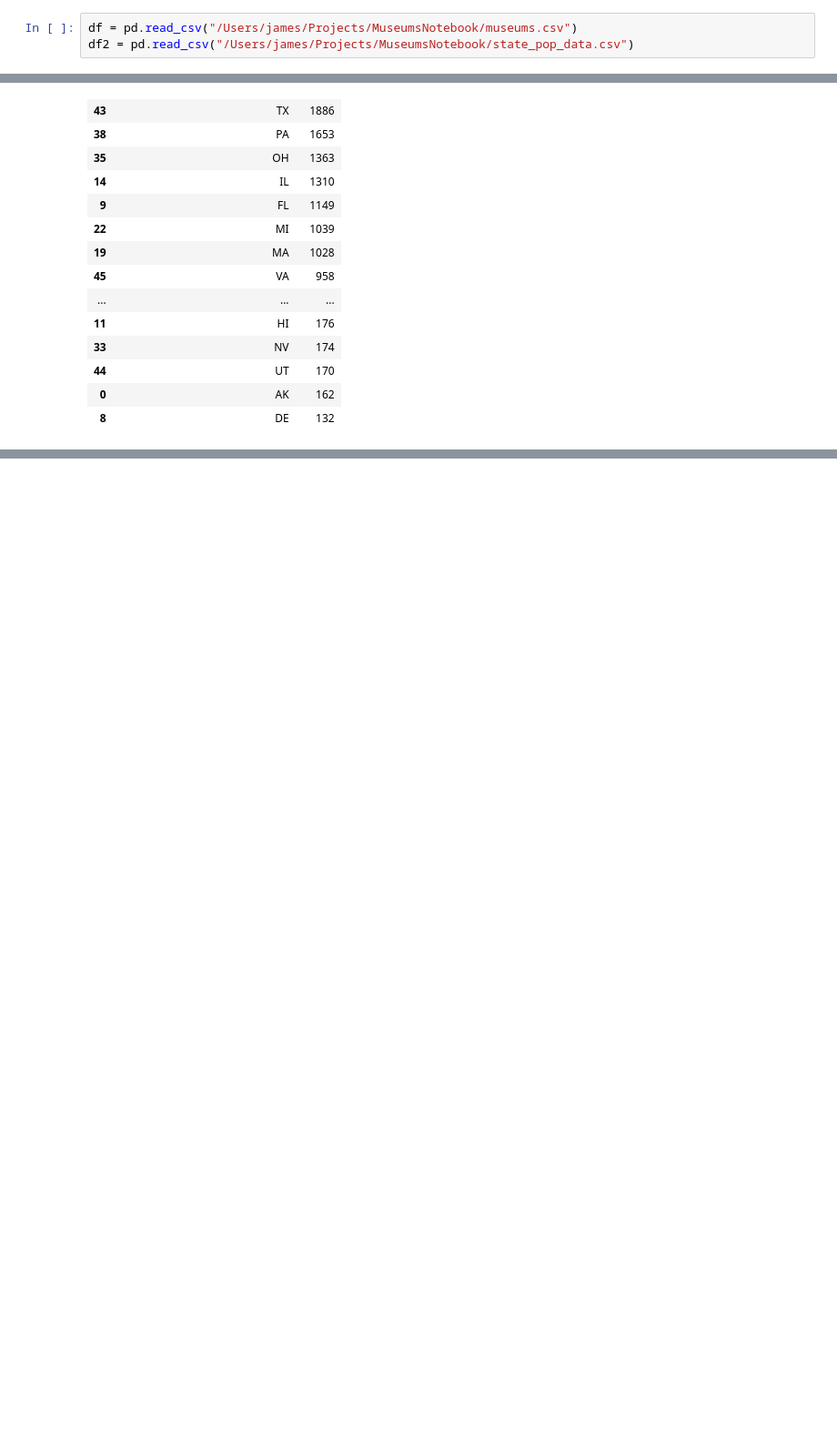
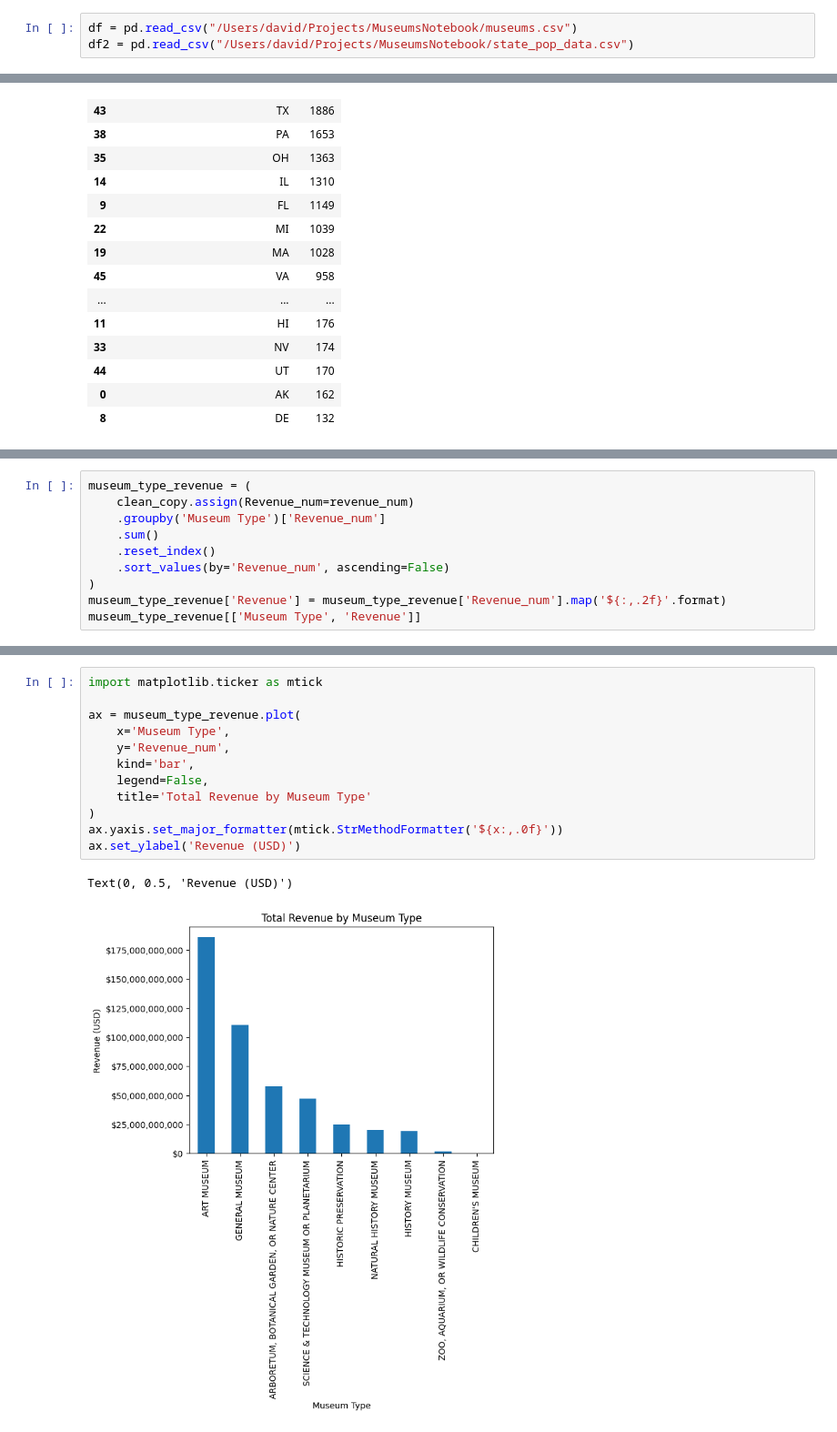
Before and after one commit to SevenDot0-Week5/MuseumsNotebook, a Jupyter notebook: MuseumNotes.ipynb, the cells around one changed output, grey strips where cells are left out. Shown at 91% size. Cells and saved outputs as stored; diff of their text form; blank space fills up the shorter version.

Commit message:
revenue stats and income stats

```diff
--- a/MuseumNotes.ipynb
+++ b/MuseumNotes.ipynb
@@ -1,5 +1,5 @@
 # %%
 import pandas as pd
 # %%
-df = pd.read_csv("/Users/james/Projects/MuseumsNotebook/museums.csv")
-df2 = pd.read_csv("/Users/james/Projects/MuseumsNotebook/state_pop_data.csv")
+df = pd.read_csv("/Users/david/Projects/MuseumsNotebook/museums.csv")
+df2 = pd.read_csv("/Users/david/Projects/MuseumsNotebook/state_pop_data.csv")
@@ -348,0 +344,10 @@ state_counts
+# %%
+museum_type_revenue = (
+    clean_copy.assign(Revenue_num=revenue_num)
+    .groupby('Museum Type')['Revenue_num']
+    .sum()
+    .reset_index()
+    .sort_values(by='Revenue_num', ascending=False)
+)
+museum_type_revenue['Revenue'] = museum_type_revenue['Revenue_num'].map('${:,.2f}'.format)
+museum_type_revenue[['Museum Type', 'Revenue']]
@@ -348,0 +365,15 @@ state_counts
+# %%
+import matplotlib.ticker as mtick
+
+ax = museum_type_revenue.plot(
+    x='Museum Type',
+    y='Revenue_num',
+    kind='bar',
+    legend=False,
+    title='Total Revenue by Museum Type'
+)
+ax.yaxis.set_major_formatter(mtick.StrMethodFormatter('${x:,.0f}'))
+ax.set_ylabel('Revenue (USD)')
+# %% [output]
+Text(0, 0.5, 'Revenue (USD)')
+[figure, added]
```
Also changed, not shown: parts of 10 cells of this notebook.
